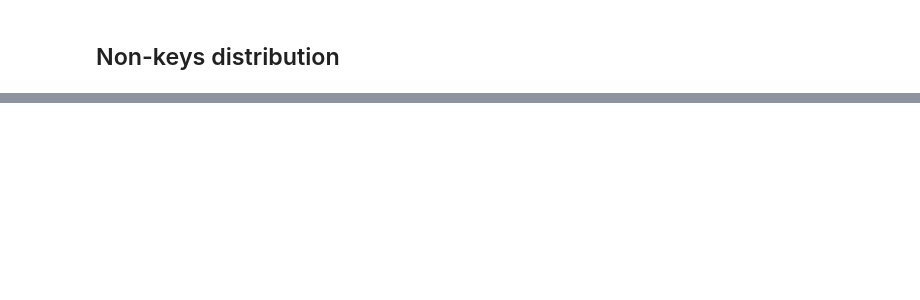
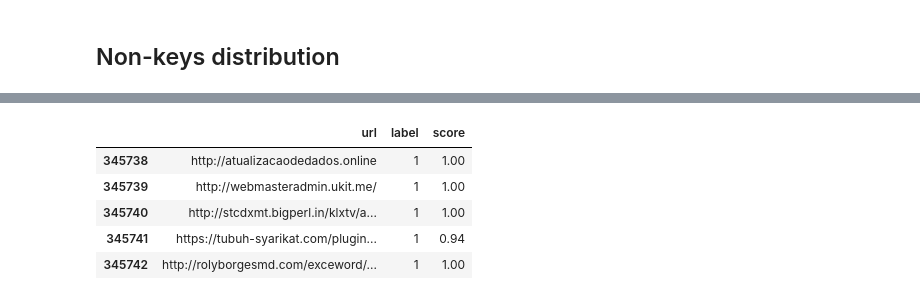
Before and after one commit to BSc-learned-indexes/daisy-bf, a Jupyter notebook: experiments/malicious_urls/random_forrest_model.ipynb, the cells around one changed output, grey strips where cells are left out. Saved outputs shown, nothing was run; the diff lists cells and outputs as text; code cells hidden in the pictures; blank space fills up the shorter version.

Commit message:
added export function and data

```diff
--- a/experiments/malicious_urls/random_forrest_model.ipynb
+++ b/experiments/malicious_urls/random_forrest_model.ipynb
@@ -287,0 +288,30 @@ plt.axis((0,1,0,1000000))
+# %%
+#make dataframe for export:
+
+x_pred_val = urldata[['hostname_length',
+       'path_length', 'fd_length', 'tld_length', 'count-', 'count@', 'count?',
+       'count%', 'count.', 'count=', 'count-http','count-https', 'count-www', 'count-digits',
+       'count-letters', 'count_dir', 'use_of_ip']]
+
+
+x_predictions = rfc.predict_proba(x_pred_val)
+
+x_predictions_df = pd.DataFrame(x_predictions, columns=["benign_score", "malicious_score"])
+
+x_export = x.copy()
+
+x_export["score"] = x_predictions_df["malicious_score"]
+x_export["url"] = urldata["url"]
+x_export["label"] = urldata["result"]
+x_export.head()
+x_export = x_export[["url", "label", "score"]]
+x_export.head()
+x_export["label"] = x_export["label"].replace([0], -1)
+x_export.head()
+# %% [output]
+|  | url | label | score |
+| 345738 | http://atualizacaodedados.online | 1 | 1.00 |
+| 345739 | http://webmasteradmin.ukit.me/ | 1 | 1.00 |
+| 345740 | http://stcdxmt.bigperl.in/klxtv/a... | 1 | 1.00 |
+| 345741 | https://tubuh-syarikat.com/plugin... | 1 | 0.94 |
+| 345742 | http://rolyborgesmd.com/exceword/... | 1 | 1.00 |
```
Also changed, not shown: parts of 4 cells of this notebook, 1 other file.
